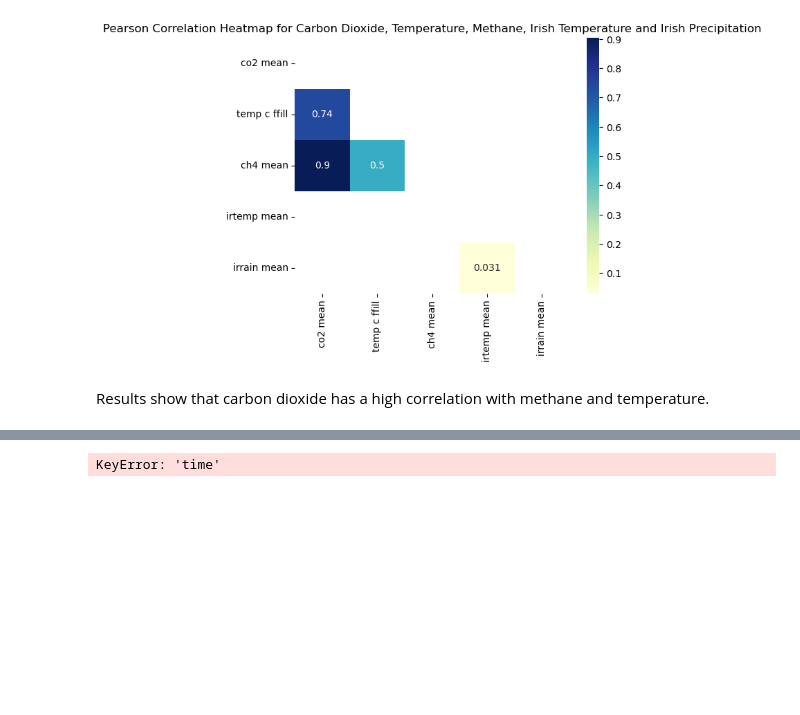
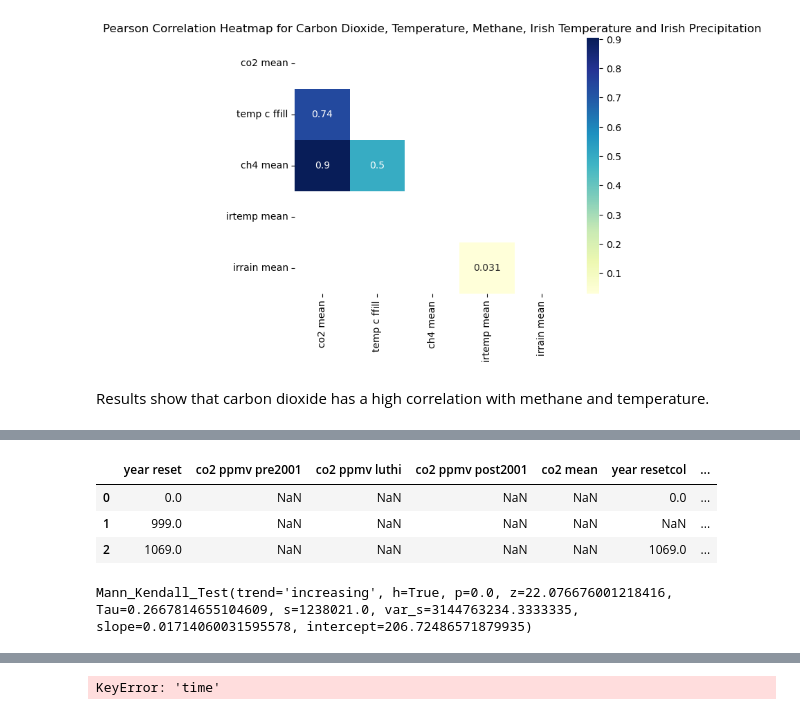
Before and after one commit to nurbujang/2progdaw23, a Jupyter notebook: project2.ipynb, the cells around one changed output, grey strips where cells are left out. Cells and saved outputs as stored; diff of their text form; code cells hidden in the pictures; blank space fills up the shorter version.

```diff
--- a/project2.ipynb
+++ b/project2.ipynb
@@ -1524,0 +1457,11 @@ Wavelet Analysis is a time-frequency analysis that can identify patterns and tre
+# %%
+# if read from csv, set index later for resampling
+# if use from above, index is already set - can get messy
+
+df = pd.read_csv('df_all_merge.csv')
+df.head(3)
+# %% [output]
+|  | year reset | co2 ppmv pre2001 | co2 ppmv luthi | co2 ppmv post2001 | co2 mean | year resetcol | ... |
+| 0 | 0.0 | NaN | NaN | NaN | NaN | 0.0 | ... |
+| 1 | 999.0 | NaN | NaN | NaN | NaN | NaN | ... |
+| 2 | 1069.0 | NaN | NaN | NaN | NaN | 1069.0 | ... |
@@ -1524,0 +1470,11 @@ Wavelet Analysis is a time-frequency analysis that can identify patterns and tre
+# %%
+mk.original_test(df['co2 mean'].dropna(), alpha=0.05)
+
+# OR:
+
+# v_0 = mk.original_test(df[variables[0]].dropna(), alpha=.05)
+# v_1 = mk.original_test(df[variables[1]].dropna(), alpha=.05)
+# v_2 = mk.original_test(df[variables[2]].dropna(), alpha=.05)
+# v_3 = mk.original_test(df[variables[3]].dropna(), alpha=.05)
+# %% [output]
+Mann_Kendall_Test(trend='increasing', h=True, p=0.0, z=22.076676001218416, Tau=0.2667814655104609, s=1238021.0, var_s=3144763234.3333335, slope=0.01714060031595578, intercept=206.72486571879935)
```
Also changed, not shown: parts of 30 cells of this notebook, 1 other file.
